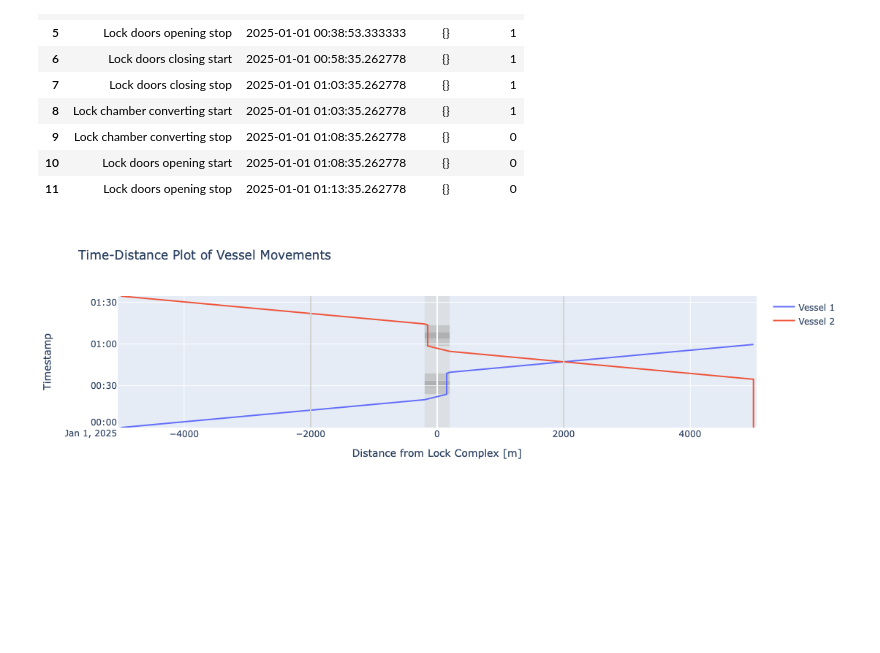
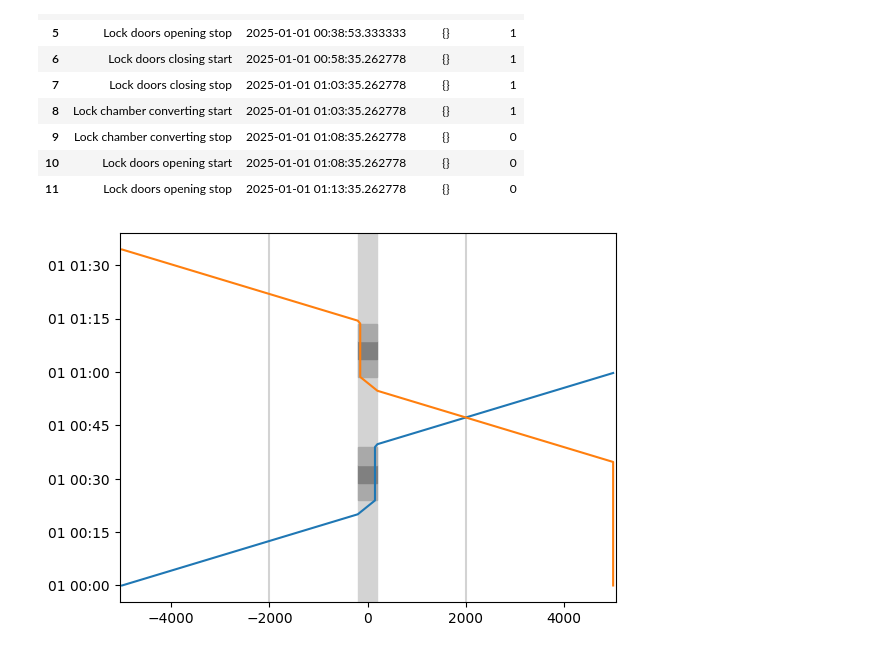
Before and after one commit to TUDelft-CITG/OpenTNSim, a Jupyter notebook: notebooks/0201 - Lock 1v1.ipynb, the cells around one changed output. Cells and saved outputs as stored; diff of their text form; code cells hidden in the pictures; blank space fills up the shorter version.

```diff
--- a/notebooks/0201 - Lock 1v1.ipynb
+++ b/notebooks/0201 - Lock 1v1.ipynb
@@ -57,7 +57,7 @@ wgs84eqd_to_wgs84rad = pyproj.transformer.Transformer.from_crs(wgs84eqd,wgs84rad
 wgs84rad_to_wgs84eqd = pyproj.transformer.Transformer.from_crs(wgs84rad,wgs84eqd,always_xy=True).transform #radial wgs84 to equidistant wgs84
 
 # create a directed graph
-graph = nx.MultiDiGraph()
+graph = nx.DiGraph()
 
 # add nodes
 graph.add_node('0',geometry=transform(wgs84eqd_to_wgs84rad,Point(-5000,0)))
@@ -95,7 +95,7 @@ env.epoch = simulation_start
 env.graph = graph
 
 # add components important for locking to the environment
-env.vessel_traffic_service = vessel_traffic_service_module.VesselTrafficService(graph=graph)
+env.vessel_traffic_service = vessel_traffic_service_module.VesselTrafficService(graph=graph, crs_m="4087")
 
 lock = lock_module.IsLockComplex(
     env=env,
@@ -121,7 +121,7 @@ lock = lock_module.IsLockComplex(
     sailing_out_time_gap_through_doors = 120,
     sailing_time_before_opening_lock_doors = 600,
     sailing_time_before_closing_lock_doors = 120,
-    detector_nodes = ['0','1'],
+    registration_nodes = ['0','1'],
     predictive=False
 )
 
@@ -253,12 +255,12 @@ display(lock_df)
 # %%
 # We can plot the time-distance diagram
-lock.create_time_distance_plot_plotly(
+lock.create_time_distance_plot(
     vessels = [vessel_1,vessel_2],
     xlimmin = -5050,
     xlimmax = 5050
 )
 # %% [output]
-[figure, old version]
+[figure, new version]
 # %%
 df_eventtable = opentnsim.core.logutils.logbook2eventtable([vessel_1, vessel_2, lock])
 generate_vessel_gantt_chart(df_eventtable)
```
Also changed, not shown: parts of 5 cells of this notebook, 4 other files.
